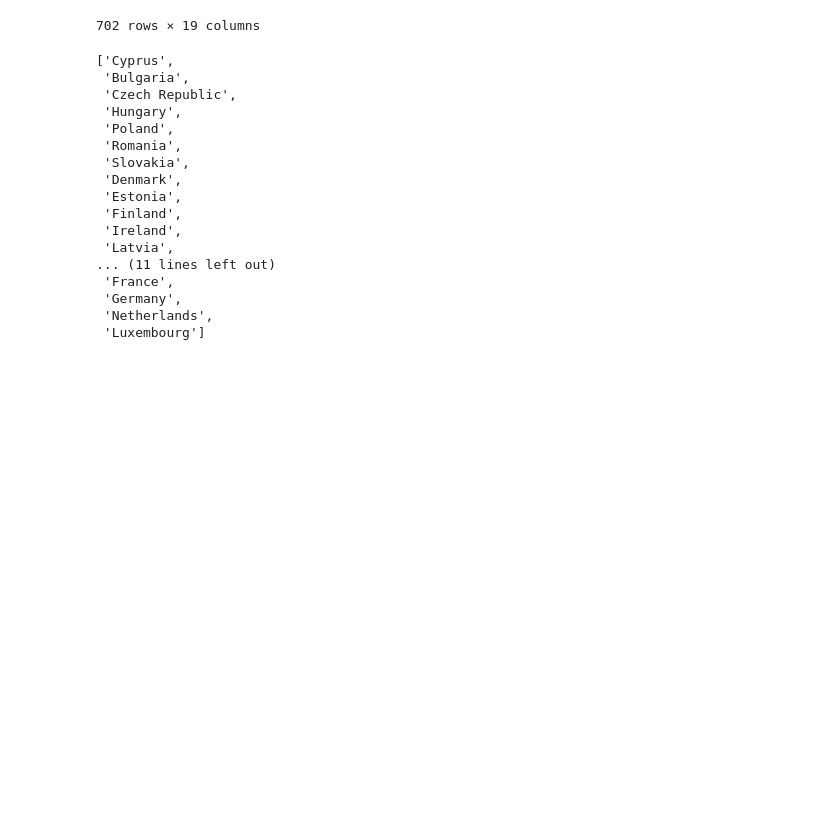
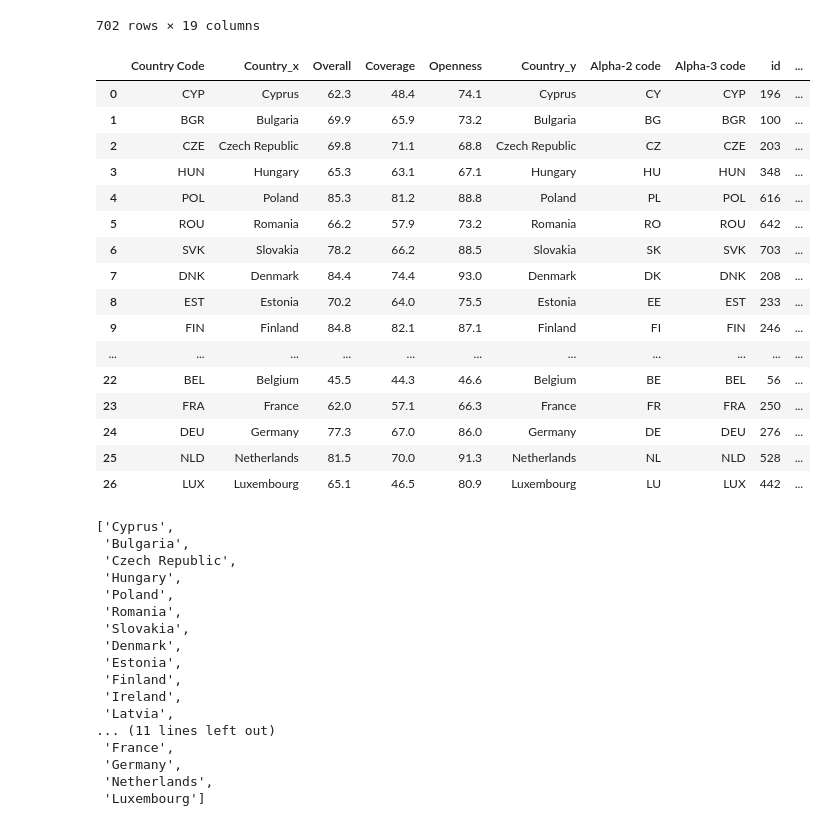
Before and after one commit to miriwie/ODIN-Viz, a Jupyter notebook: project.ipynb, the cells around one changed output. Drawn from its saved outputs; the diff is of its cells as text; code cells hidden in the pictures; blank space fills up the shorter version.

```diff
--- a/project.ipynb
+++ b/project.ipynb
@@ -5,7 +6,9 @@ from altair import datum
 # %%
-data = pd.read_csv('dataViz_formatted2.csv')
-data.rename(columns={"Coverage subscore": "Coverage_SC", "Openness subscore": "Openness_SC", "Data categories": "Data_categories"}, inplace=True)
-data
+odin_data = pd.read_csv('odin_data.csv')
+odin_data.rename(columns={"Coverage subscore": "Coverage_SC", "Openness subscore": "Openness_SC", "Data categories": "Data_categories"}, inplace=True)
+code_lookup = pd.read_csv("country_lookup.csv")
+countries = alt.topo_feature(data.world_110m.url, 'countries')
+odin_data
 # %% [output]
 |  | Unnamed: 0 | Unnamed: 0.1 | Year | Country | Country Code | Data_categories | Indicator coverage and disaggrega... | ... |
 | 0 | 0 | 0 | 2020 | Cyprus | CYP | Population & vital statistics | 100.0 | ... |
@@ -20,4 +23,32 @@ data
 | 700 | 700 | 700 | 2020 | Luxembourg | LUX | Environment subscore | 60.0 | ... |
 | 701 | 701 | 701 | 2020 | Luxembourg | LUX | All Categories | 64.5 | ... |
 702 rows × 19 columns
+# %%
+map_data = pd.DataFrame({
+    'Country Code':odin_data[odin_data['Data_categories'].str.contains('All Categories')] ['Country Code'],
+    'Country':odin_data[odin_data['Data_categories'].str.contains('All Categories')] ['Country'],
+    'Overall':odin_data[odin_data['Data_categories'].str.contains('All Categories')] ['Overall score'],
+    'Coverage':odin_data[odin_data['Data_categories'].str.contains('All Categories')] ['Coverage_SC'],
+    'Openness':odin_data[odin_data['Data_categories'].str.contains('All Categories')] ['Openness_SC'],
+})
+merged_lookup_data = map_data.merge(code_lookup, left_on='Country Code', right_on='Alpha-3 code').rename(columns={'Numeric code': 'id'})
+merged_lookup_data
+# %% [output]
+|  | Country Code | Country_x | Overall | Coverage | Openness | Country_y | Alpha-2 code | Alpha-3 code | id | ... |
+| 0 | CYP | Cyprus | 62.3 | 48.4 | 74.1 | Cyprus | CY | CYP | 196 | ... |
+| 1 | BGR | Bulgaria | 69.9 | 65.9 | 73.2 | Bulgaria | BG | BGR | 100 | ... |
+| 2 | CZE | Czech Republic | 69.8 | 71.1 | 68.8 | Czech Republic | CZ | CZE | 203 | ... |
+| 3 | HUN | Hungary | 65.3 | 63.1 | 67.1 | Hungary | HU | HUN | 348 | ... |
+| 4 | POL | Poland | 85.3 | 81.2 | 88.8 | Poland | PL | POL | 616 | ... |
+| 5 | ROU | Romania | 66.2 | 57.9 | 73.2 | Romania | RO | ROU | 642 | ... |
+| 6 | SVK | Slovakia | 78.2 | 66.2 | 88.5 | Slovakia | SK | SVK | 703 | ... |
+| 7 | DNK | Denmark | 84.4 | 74.4 | 93.0 | Denmark | DK | DNK | 208 | ... |
+| 8 | EST | Estonia | 70.2 | 64.0 | 75.5 | Estonia | EE | EST | 233 | ... |
+| 9 | FIN | Finland | 84.8 | 82.1 | 87.1 | Finland | FI | FIN | 246 | ... |
+| ... | ... | ... | ... | ... | ... | ... | ... | ... | ... | ... |
+| 22 | BEL | Belgium | 45.5 | 44.3 | 46.6 | Belgium | BE | BEL | 56 | ... |
+| 23 | FRA | France | 62.0 | 57.1 | 66.3 | France | FR | FRA | 250 | ... |
+| 24 | DEU | Germany | 77.3 | 67.0 | 86.0 | Germany | DE | DEU | 276 | ... |
+| 25 | NLD | Netherlands | 81.5 | 70.0 | 91.3 | Netherlands | NL | NLD | 528 | ... |
+| 26 | LUX | Luxembourg | 65.1 | 46.5 | 80.9 | Luxembourg | LU | LUX | 442 | ... |
 # %%
```
Also changed, not shown: parts of 6 cells of this notebook.
